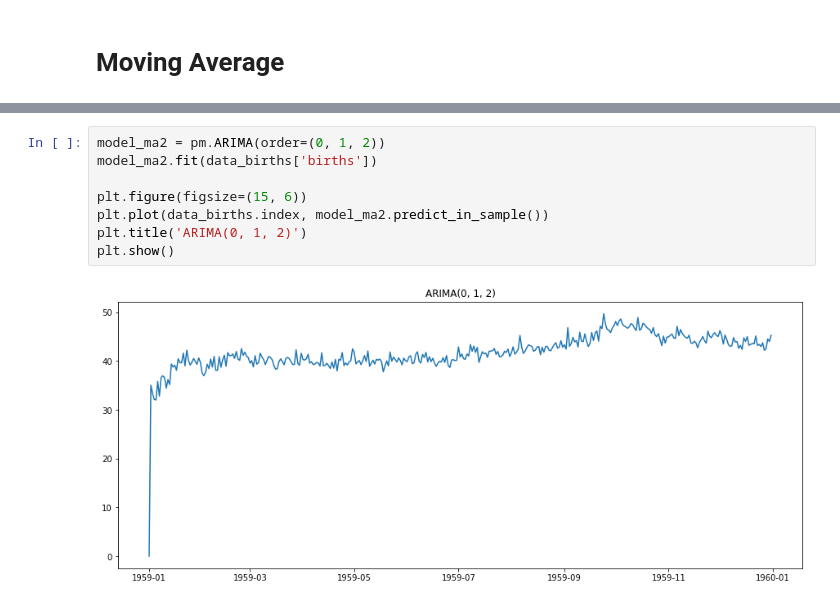
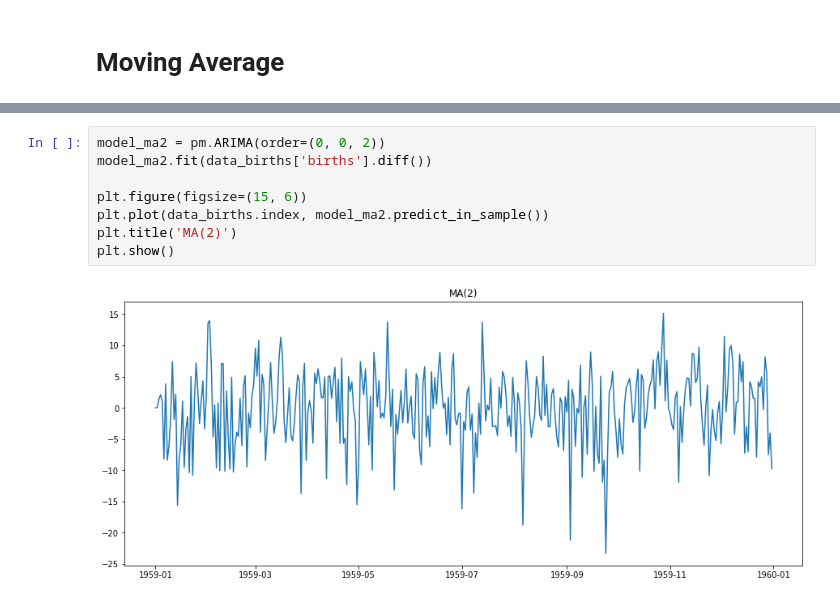
Before and after one commit to rjafarau/hands-on-time-series-analysis-python, a Jupyter notebook: source/CH04_Regression_Extension_Techniques_For_Time_Series_Data.ipynb, the cells around one changed output, grey strips where cells are left out. Saved outputs shown, nothing was run; the diff lists cells and outputs as text.

```diff
--- a/source/CH04_Regression_Extension_Techniques_For_Time_Series_Data.ipynb
+++ b/source/CH04_Regression_Extension_Techniques_For_Time_Series_Data.ipynb
@@ -57,10 +57,10 @@ plt.show()
 # %%
-model_ma2 = pm.ARIMA(order=(0, 1, 2))
-model_ma2.fit(data_births['births'])
+model_ma2 = pm.ARIMA(order=(0, 0, 2))
+model_ma2.fit(data_births['births'].diff())
 
 plt.figure(figsize=(15, 6))
 plt.plot(data_births.index, model_ma2.predict_in_sample())
-plt.title('ARIMA(0, 1, 2)')
+plt.title('MA(2)')
 plt.show()
 # %% [output]
-[figure, old version]
+[figure, new version]
```
Also changed, not shown: parts of 3 cells of this notebook.
